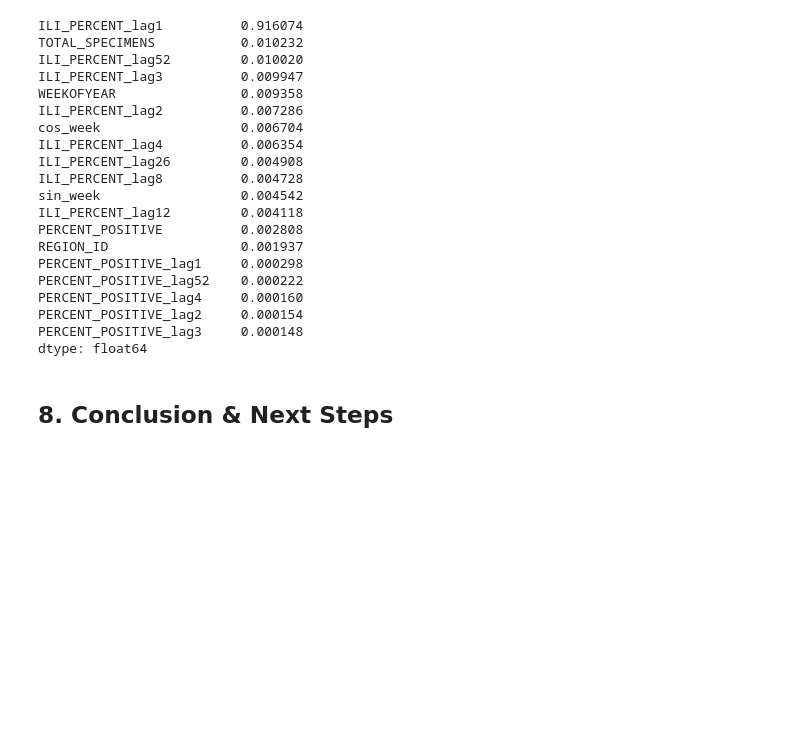
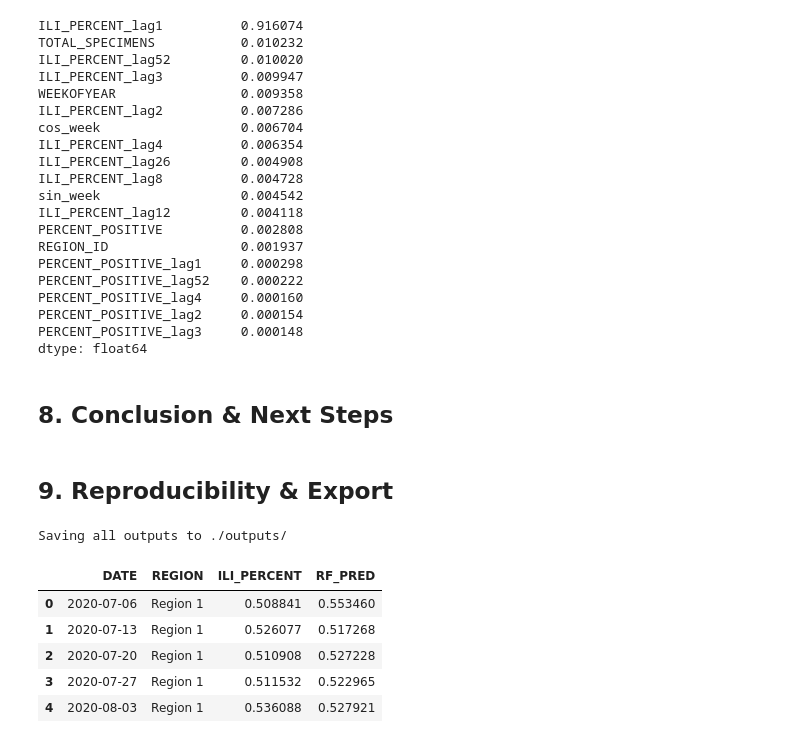
Before and after one commit to ElMehdiBayoud/flu-forecasting-us, a Jupyter notebook: notebook/flu-forecasting.ipynb, the cells around one changed output. Drawn from its saved outputs; the diff is of its cells as text; code cells hidden in the pictures; blank space fills up the shorter version.

Commit message:
add savings

```diff
--- a/notebook/main.ipynb
+++ b/notebook/flu-forecasting.ipynb
@@ -570,3 +570,35 @@ PERCENT_POSITIVE_lag3     0.000148
 dtype: float64
 # %% [markdown]
 ## 8. Conclusion & Next Steps
+# %% [markdown]
+## 9. Reproducibility & Export
+# %%
+import os
+
+# Create a folder for all exported files
+os.makedirs("outputs", exist_ok=True)
+print("Saving all outputs to ./outputs/")
+# %% [output]
+Saving all outputs to ./outputs/
+# %%
+# Build tidy results for the test set
+test_results = df_model.loc[test_mask, ["DATE", "REGION", target]].copy()
+test_results = test_results.reset_index(drop=True)
+
+# Add RF predictions
+test_results["RF_PRED"] = y_pred_rf
+
+# Rename target column clearly (if needed)
+test_results = test_results.rename(columns={target: "ILI_PERCENT"})
+
+# Save to CSV (best for Power BI, Excel, etc.)
+test_results.to_csv("outputs/flu_rf_test_results.csv", index=False)
+
+test_results.head()
+# %% [output]
+|  | DATE | REGION | ILI_PERCENT | RF_PRED |
+| 0 | 2020-07-06 | Region 1 | 0.508841 | 0.553460 |
+| 1 | 2020-07-13 | Region 1 | 0.526077 | 0.517268 |
+| 2 | 2020-07-20 | Region 1 | 0.510908 | 0.527228 |
+| 3 | 2020-07-27 | Region 1 | 0.511532 | 0.522965 |
+| 4 | 2020-08-03 | Region 1 | 0.536088 | 0.527921 |
```
Also changed, not shown: parts of 9 cells of this notebook.
